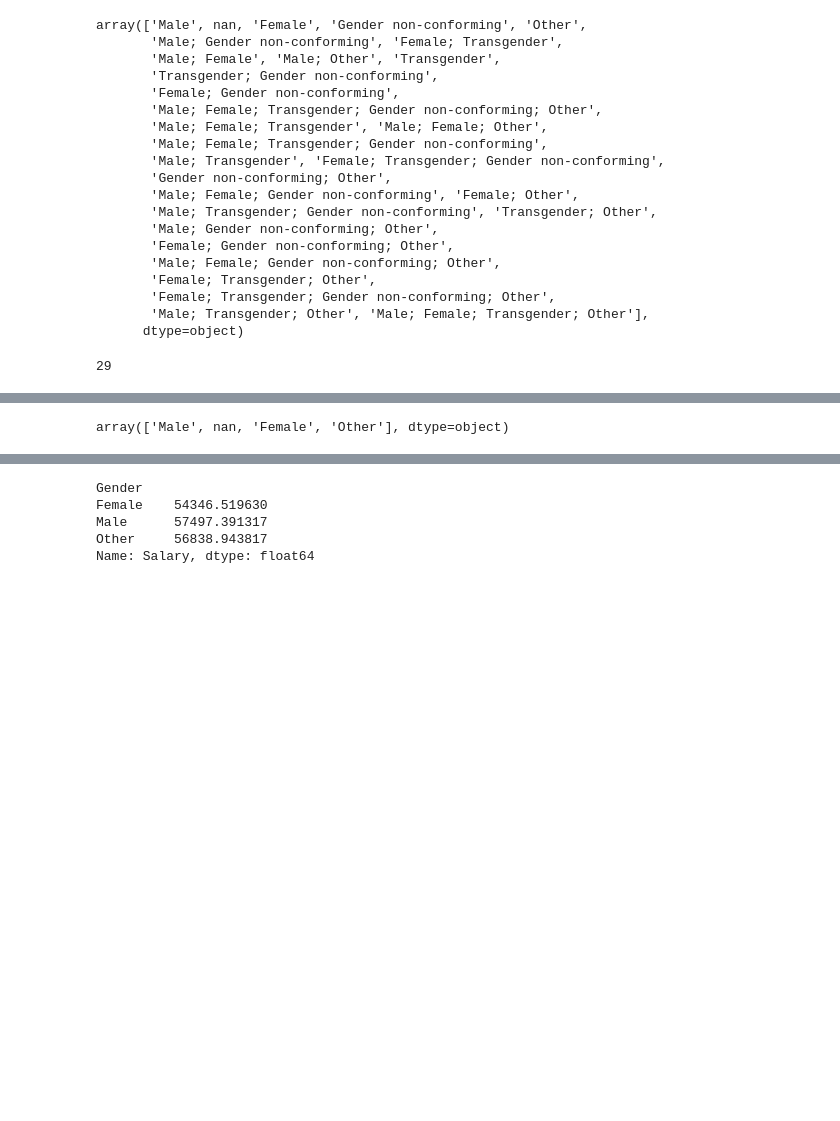
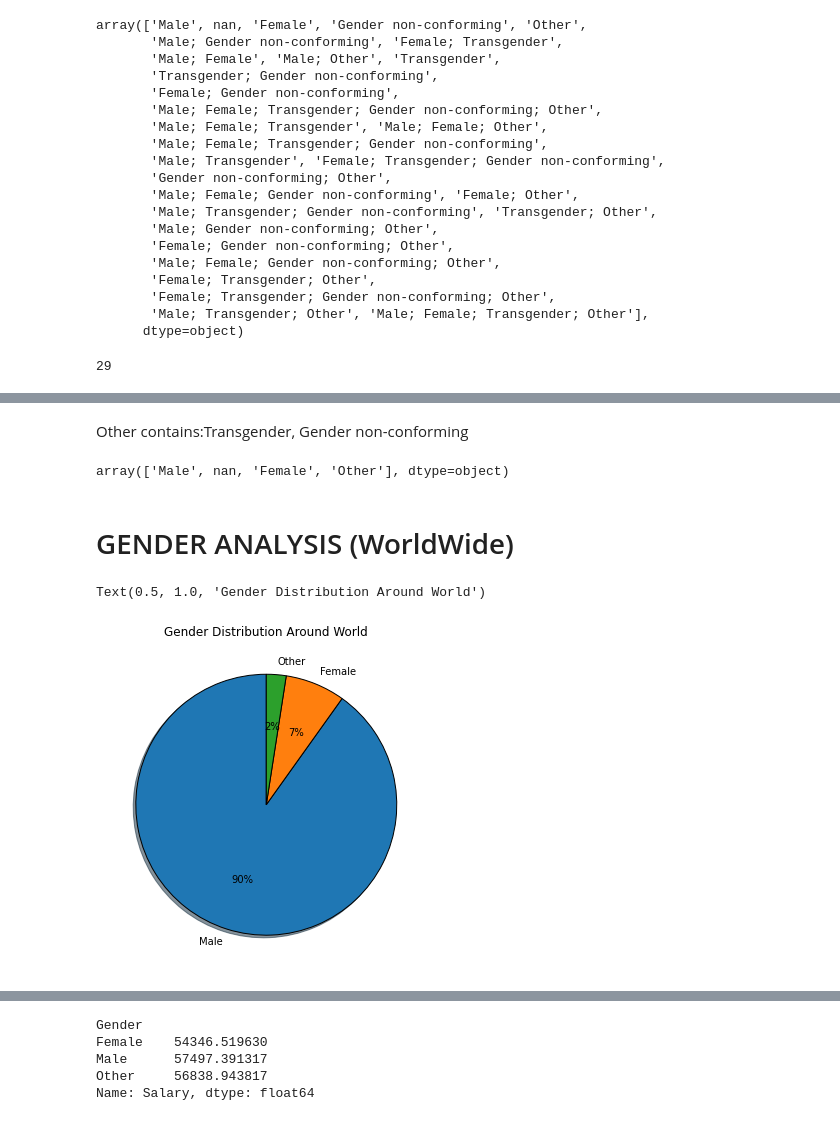
Before and after one commit to g-4-gagan/Developer-data-analysis, a Jupyter notebook: 3.Gender_Column_Analysis.ipynb, the cells around one changed output, grey strips where cells are left out. Drawn from its saved outputs; the diff is of its cells as text; code cells hidden in the pictures; blank space fills up the shorter version.

```diff
--- a/3.Gender_Column_Analysis.ipynb
+++ b/3.Gender_Column_Analysis.ipynb
@@ -34,3 +38,5 @@ df['Gender'].nunique()
+# %% [markdown]
+Other contains:Transgender, Gender non-conforming
 # %%
 def gender_sortner(x):
     if(x == 'Male' or x== 'Female' or pd.isna(x)):
@@ -44,3 +50,13 @@ df['Gender'].unique()
 array(['Male', nan, 'Female', 'Other'], dtype=object)
 # %%
 gender_groupby = df.groupby('Gender')
+# %% [markdown]
+# GENDER ANALYSIS (WorldWide)
+# %%
+plt.figure(figsize=(10,6))
+plt.pie(df['Gender'].value_counts(), labels = df['Gender'].value_counts().index,
+        startangle=90, wedgeprops={'edgecolor': 'black'}, autopct='%1.f%%', shadow=True)
+plt.title("Gender Distribution Around World")
+# %% [output]
+Text(0.5, 1.0, 'Gender Distribution Around World')
+[figure, added]
```
Also changed, not shown: parts of 25 cells of this notebook, 1 other file.
